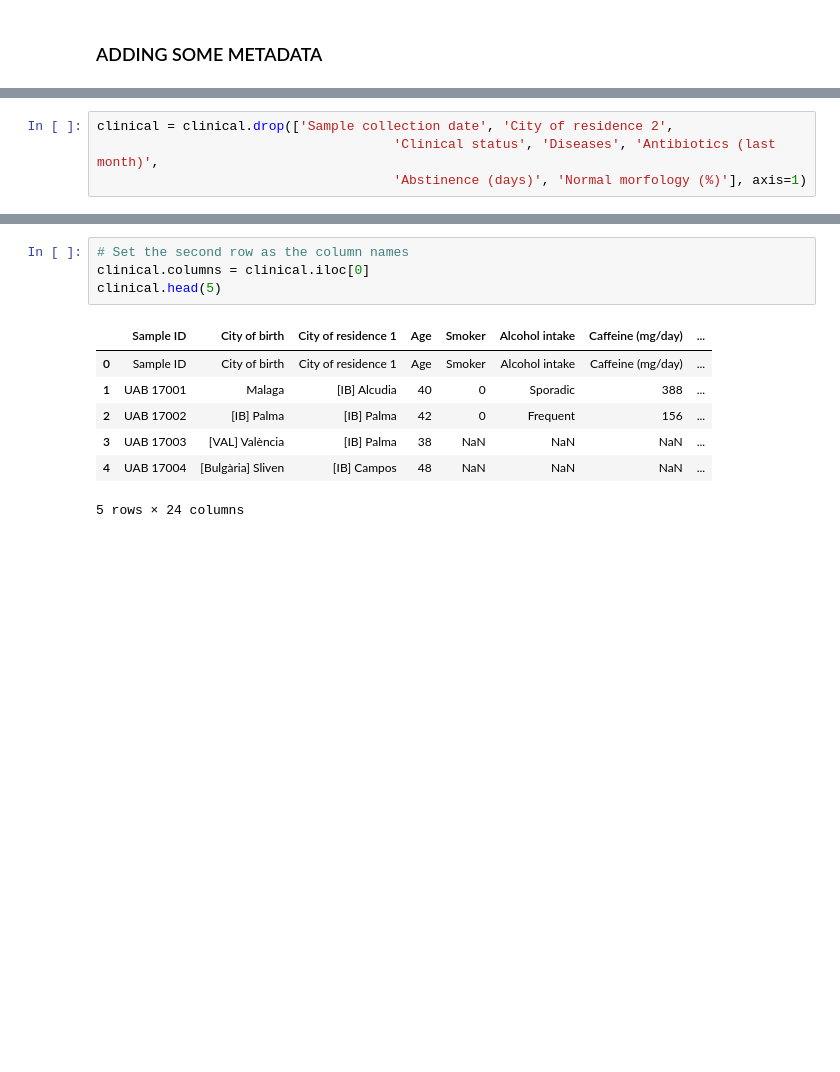
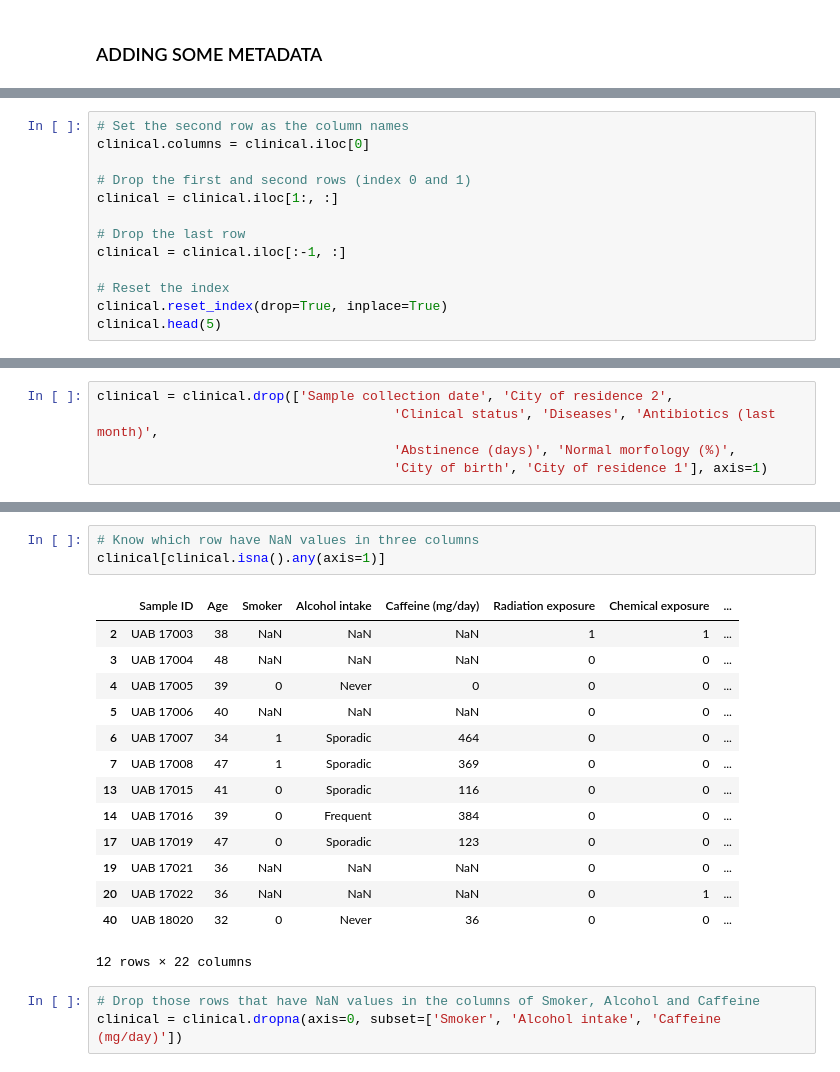
Before and after one commit to alexandraglz/BitsxlaMarato_fertilitat, a Jupyter notebook: analysis/pylum_mlp_model.ipynb, the cells around one changed output, grey strips where cells are left out. Cells and saved outputs as stored; diff of their text form; blank space fills up the shorter version.

```diff
--- a/analysis/pylum_mlp_model.ipynb
+++ b/analysis/pylum_mlp_model.ipynb
@@ -186,3 +191,16 @@ clinical.head(5)
 | 3 | UAB 17003 | 2017-07-21 00:00:00 | [VAL] València | [IB] Palma | NaN | 38 | Infertile | NaN | ... |
 | 4 | UAB 17004 | 2017-08-21 00:00:00 | [Bulgària] Sliven | [IB] Campos | NaN | 48 | Infertile | NaN | ... |
 5 rows × 31 columns
+# %%
+# Set the second row as the column names
+clinical.columns = clinical.iloc[0]
+
+# Drop the first and second rows (index 0 and 1)
+clinical = clinical.iloc[1:, :]
+
+# Drop the last row
+clinical = clinical.iloc[:-1, :]
+
+# Reset the index
+clinical.reset_index(drop=True, inplace=True)
+clinical.head(5)
@@ -209,4 +235,5 @@ dtype: int64
 # %%
 clinical = clinical.drop(['Sample collection date', 'City of residence 2',
                                       'Clinical status', 'Diseases', 'Antibiotics (last month)',
-                                      'Abstinence (days)', 'Normal morfology (%)'], axis=1)
+                                      'Abstinence (days)', 'Normal morfology (%)',
+                                      'City of birth', 'City of residence 1'], axis=1)
@@ -266,13 +259,22 @@ Shannon Index                     1
 dtype: int64
-# %%
-# Set the second row as the column names
-clinical.columns = clinical.iloc[0]
-clinical.head(5)
-# %% [output]
-|  | Sample ID | City of birth | City of residence 1 | Age | Smoker | Alcohol intake | Caffeine (mg/day) | ... |
-| 0 | Sample ID | City of birth | City of residence 1 | Age | Smoker | Alcohol intake | Caffeine (mg/day) | ... |
-| 1 | UAB 17001 | Malaga | [IB] Alcudia | 40 | 0 | Sporadic | 388 | ... |
-| 2 | UAB 17002 | [IB] Palma | [IB] Palma | 42 | 0 | Frequent | 156 | ... |
-| 3 | UAB 17003 | [VAL] València | [IB] Palma | 38 | NaN | NaN | NaN | ... |
-| 4 | UAB 17004 | [Bulgària] Sliven | [IB] Campos | 48 | NaN | NaN | NaN | ... |
-5 rows × 24 columns
+# %%
+# Know which row have NaN values in three columns
+clinical[clinical.isna().any(axis=1)]
+# %% [output]
+|  | Sample ID | Age | Smoker | Alcohol intake | Caffeine (mg/day) | Radiation exposure | Chemical exposure | ... |
+| 2 | UAB 17003 | 38 | NaN | NaN | NaN | 1 | 1 | ... |
+| 3 | UAB 17004 | 48 | NaN | NaN | NaN | 0 | 0 | ... |
+| 4 | UAB 17005 | 39 | 0 | Never | 0 | 0 | 0 | ... |
+| 5 | UAB 17006 | 40 | NaN | NaN | NaN | 0 | 0 | ... |
+| 6 | UAB 17007 | 34 | 1 | Sporadic | 464 | 0 | 0 | ... |
+| 7 | UAB 17008 | 47 | 1 | Sporadic | 369 | 0 | 0 | ... |
+| 13 | UAB 17015 | 41 | 0 | Sporadic | 116 | 0 | 0 | ... |
+| 14 | UAB 17016 | 39 | 0 | Frequent | 384 | 0 | 0 | ... |
+| 17 | UAB 17019 | 47 | 0 | Sporadic | 123 | 0 | 0 | ... |
+| 19 | UAB 17021 | 36 | NaN | NaN | NaN | 0 | 0 | ... |
+| 20 | UAB 17022 | 36 | NaN | NaN | NaN | 0 | 1 | ... |
+| 40 | UAB 18020 | 32 | 0 | Never | 36 | 0 | 0 | ... |
+12 rows × 22 columns
+# %%
+# Drop those rows that have NaN values in the columns of Smoker, Alcohol and Caffeine
+clinical = clinical.dropna(axis=0, subset=['Smoker', 'Alcohol intake', 'Caffeine (mg/day)'])
```
Also changed, not shown: parts of 28 cells of this notebook, 11 other files.
